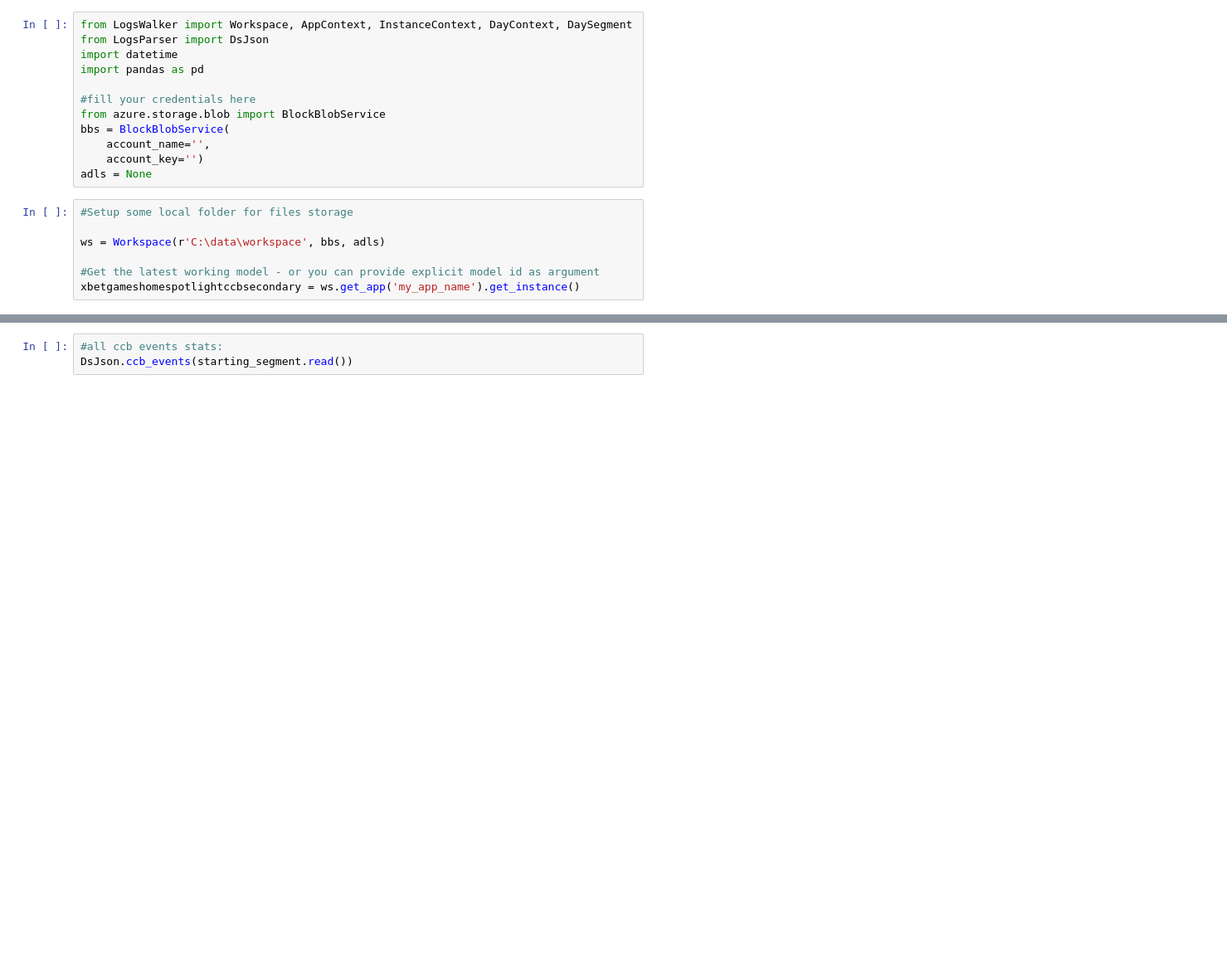
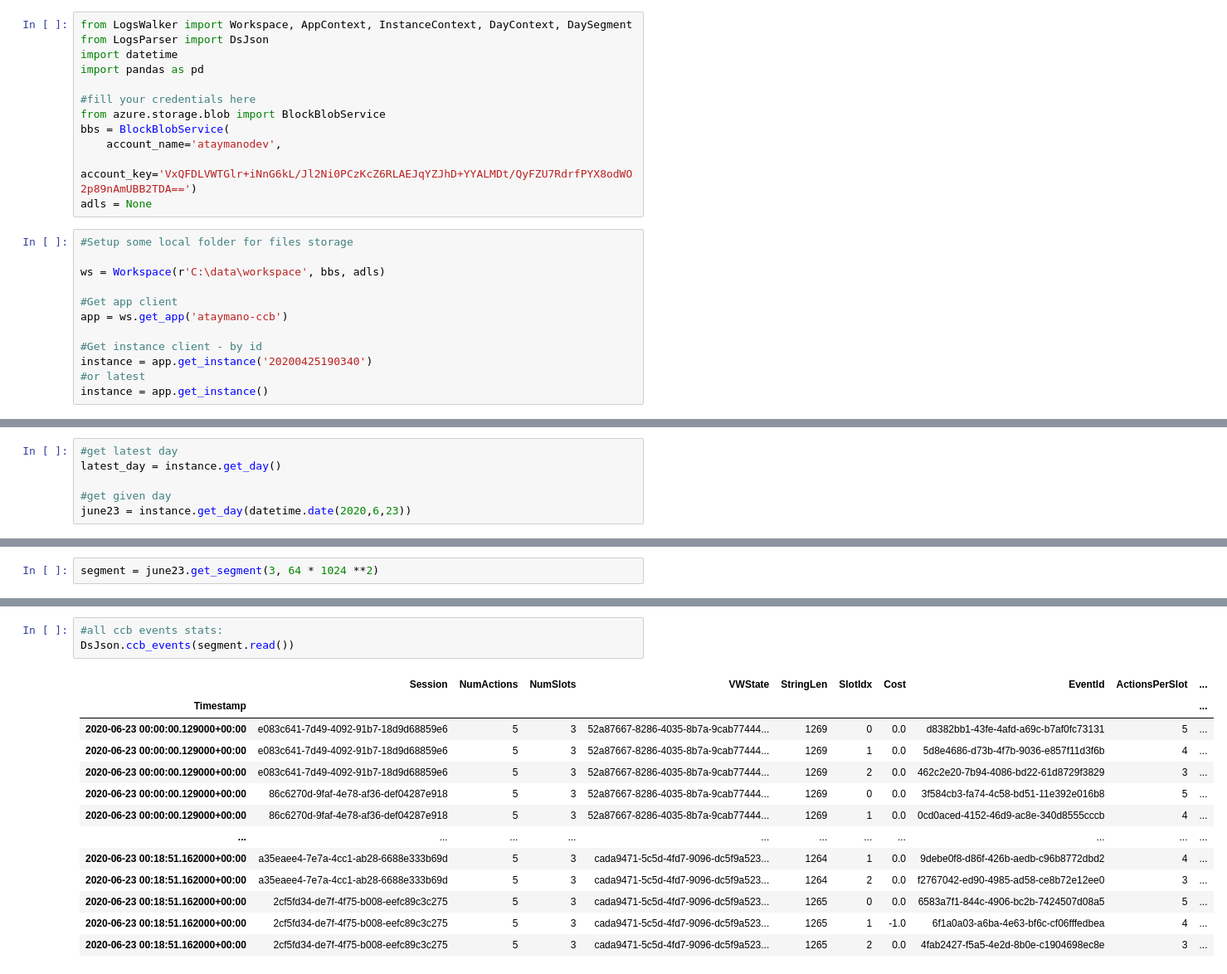
Before and after one commit to ataymano/mwt-ds, a Jupyter notebook: DataScience/LogsWalker/playground.ipynb, the cells around one changed output, grey strips where cells are left out. Shown at 83% size. Drawn from its saved outputs; the diff is of its cells as text; blank space fills up the shorter version.

```diff
--- a/DataScience/LogsWalker/playground.ipynb
+++ b/DataScience/LogsWalker/playground.ipynb
@@ -7,13 +7,18 @@ import pandas as pd
 #fill your credentials here
 from azure.storage.blob import BlockBlobService
 bbs = BlockBlobService(
-    account_name='',
-    account_key='')
+    account_name='ataymanodev',
+    account_key='VxQFDLVWTGlr+iNnG6kL/Jl2Ni0PCzKcZ6RLAEJqYZJhD+YYALMDt/QyFZU7RdrfPYX8odWO2p89nAmUBB2TDA==')
 adls = None
 # %%
 #Setup some local folder for files storage
 
 ws = Workspace(r'C:\data\workspace', bbs, adls)
 
-#Get the latest working model - or you can provide explicit model id as argument
-xbetgameshomespotlightccbsecondary = ws.get_app('my_app_name').get_instance()
+#Get app client
+app = ws.get_app('ataymano-ccb')
+
+#Get instance client - by id
+instance = app.get_instance('20200425190340')
+#or latest
+instance = app.get_instance()
@@ -28,0 +30,6 @@ starting_segment = today.get_segment(0, 8 * 1024 **2)
+# %%
+#get latest day
+latest_day = instance.get_day()
+
+#get given day
+june23 = instance.get_day(datetime.date(2020,6,23))
@@ -28,0 +42,2 @@ starting_segment = today.get_segment(0, 8 * 1024 **2)
+# %%
+segment = june23.get_segment(3, 64 * 1024 **2)
@@ -32,3 +51,17 @@ next(starting_segment.read())
 # %%
 #all ccb events stats:
-DsJson.ccb_events(starting_segment.read())
+DsJson.ccb_events(segment.read())
+# %% [output]
+|  | Session | NumActions | NumSlots | VWState | StringLen | SlotIdx | Cost | EventId | ActionsPerSlot | ... |
+| Timestamp |  |  |  |  |  |  |  |  |  | ... |
+| 2020-06-23 00:00:00.129000+00:00 | e083c641-7d49-4092-91b7-18d9d68859e6 | 5 | 3 | 52a87667-8286-4035-8b7a-9cab77444... | 1269 | 0 | 0.0 | d8382bb1-43fe-4afd-a69c-b7af0fc73131 | 5 | ... |
+| 2020-06-23 00:00:00.129000+00:00 | e083c641-7d49-4092-91b7-18d9d68859e6 | 5 | 3 | 52a87667-8286-4035-8b7a-9cab77444... | 1269 | 1 | 0.0 | 5d8e4686-d73b-4f7b-9036-e857f11d3f6b | 4 | ... |
+| 2020-06-23 00:00:00.129000+00:00 | e083c641-7d49-4092-91b7-18d9d68859e6 | 5 | 3 | 52a87667-8286-4035-8b7a-9cab77444... | 1269 | 2 | 0.0 | 462c2e20-7b94-4086-bd22-61d8729f3829 | 3 | ... |
+| 2020-06-23 00:00:00.129000+00:00 | 86c6270d-9faf-4e78-af36-def04287e918 | 5 | 3 | 52a87667-8286-4035-8b7a-9cab77444... | 1269 | 0 | 0.0 | 3f584cb3-fa74-4c58-bd51-11e392e016b8 | 5 | ... |
+| 2020-06-23 00:00:00.129000+00:00 | 86c6270d-9faf-4e78-af36-def04287e918 | 5 | 3 | 52a87667-8286-4035-8b7a-9cab77444... | 1269 | 1 | 0.0 | 0cd0aced-4152-46d9-ac8e-340d8555cccb | 4 | ... |
+| ... | ... | ... | ... | ... | ... | ... | ... | ... | ... | ... |
+| 2020-06-23 00:18:51.162000+00:00 | a35eaee4-7e7a-4cc1-ab28-6688e333b69d | 5 | 3 | cada9471-5c5d-4fd7-9096-dc5f9a523... | 1264 | 1 | 0.0 | 9debe0f8-d86f-426b-aedb-c96b8772dbd2 | 4 | ... |
+| 2020-06-23 00:18:51.162000+00:00 | a35eaee4-7e7a-4cc1-ab28-6688e333b69d | 5 | 3 | cada9471-5c5d-4fd7-9096-dc5f9a523... | 1264 | 2 | 0.0 | f2767042-ed90-4985-ad58-ce8b72e12ee0 | 3 | ... |
+| 2020-06-23 00:18:51.162000+00:00 | 2cf5fd34-de7f-4f75-b008-eefc89c3c275 | 5 | 3 | cada9471-5c5d-4fd7-9096-dc5f9a523... | 1265 | 0 | 0.0 | 6583a7f1-844c-4906-bc2b-7424507d08a5 | 5 | ... |
+| 2020-06-23 00:18:51.162000+00:00 | 2cf5fd34-de7f-4f75-b008-eefc89c3c275 | 5 | 3 | cada9471-5c5d-4fd7-9096-dc5f9a523... | 1265 | 1 | -1.0 | 6f1a0a03-a6ba-4e63-bf6c-cf06fffedbea | 4 | ... |
+| 2020-06-23 00:18:51.162000+00:00 | 2cf5fd34-de7f-4f75-b008-eefc89c3c275 | 5 | 3 | cada9471-5c5d-4fd7-9096-dc5f9a523... | 1265 | 2 | 0.0 | 4fab2427-f5a5-4e2d-8b0e-c1904698ec8e | 3 | ... |
```
Also changed, not shown: parts of 13 cells of this notebook.
